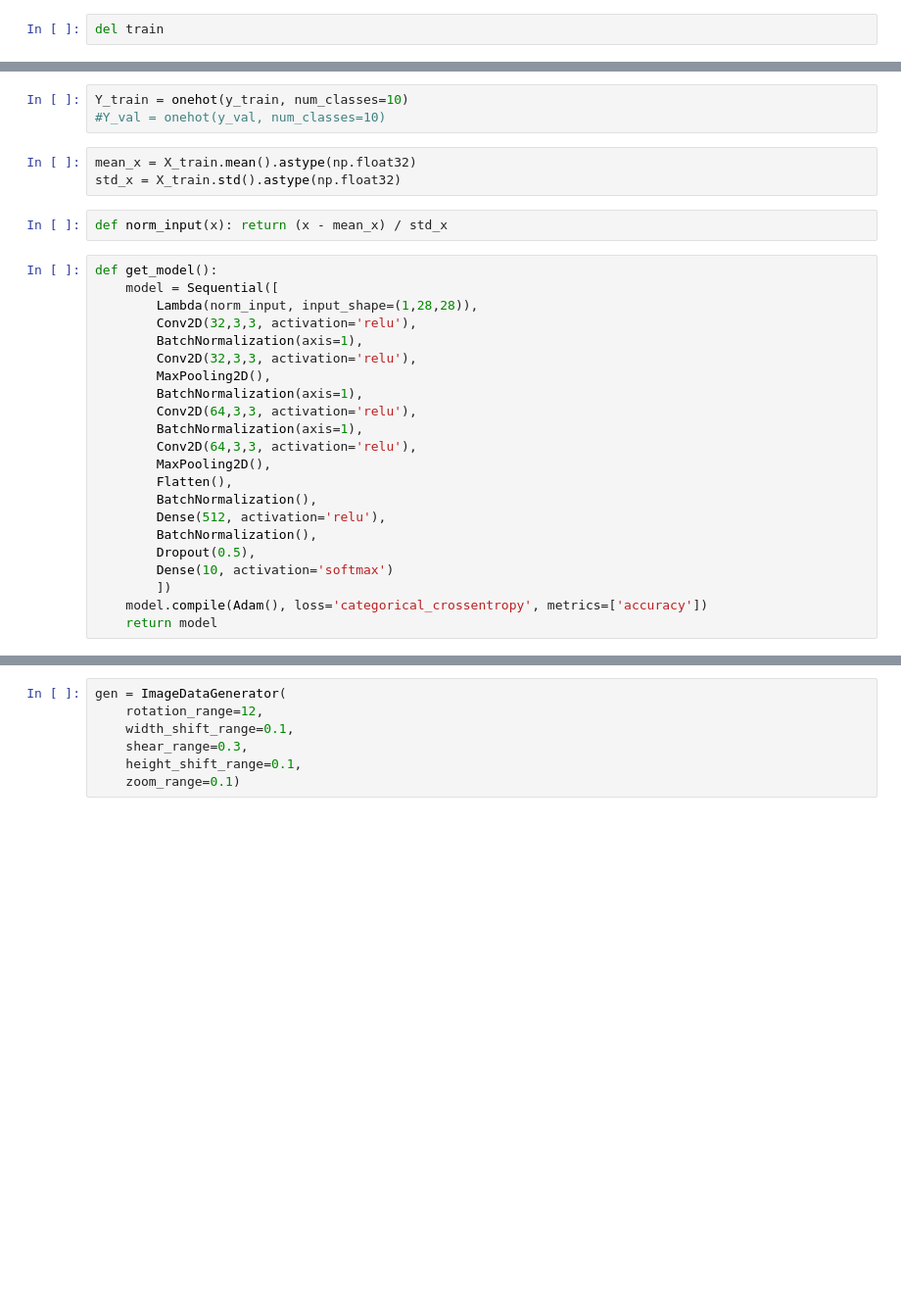
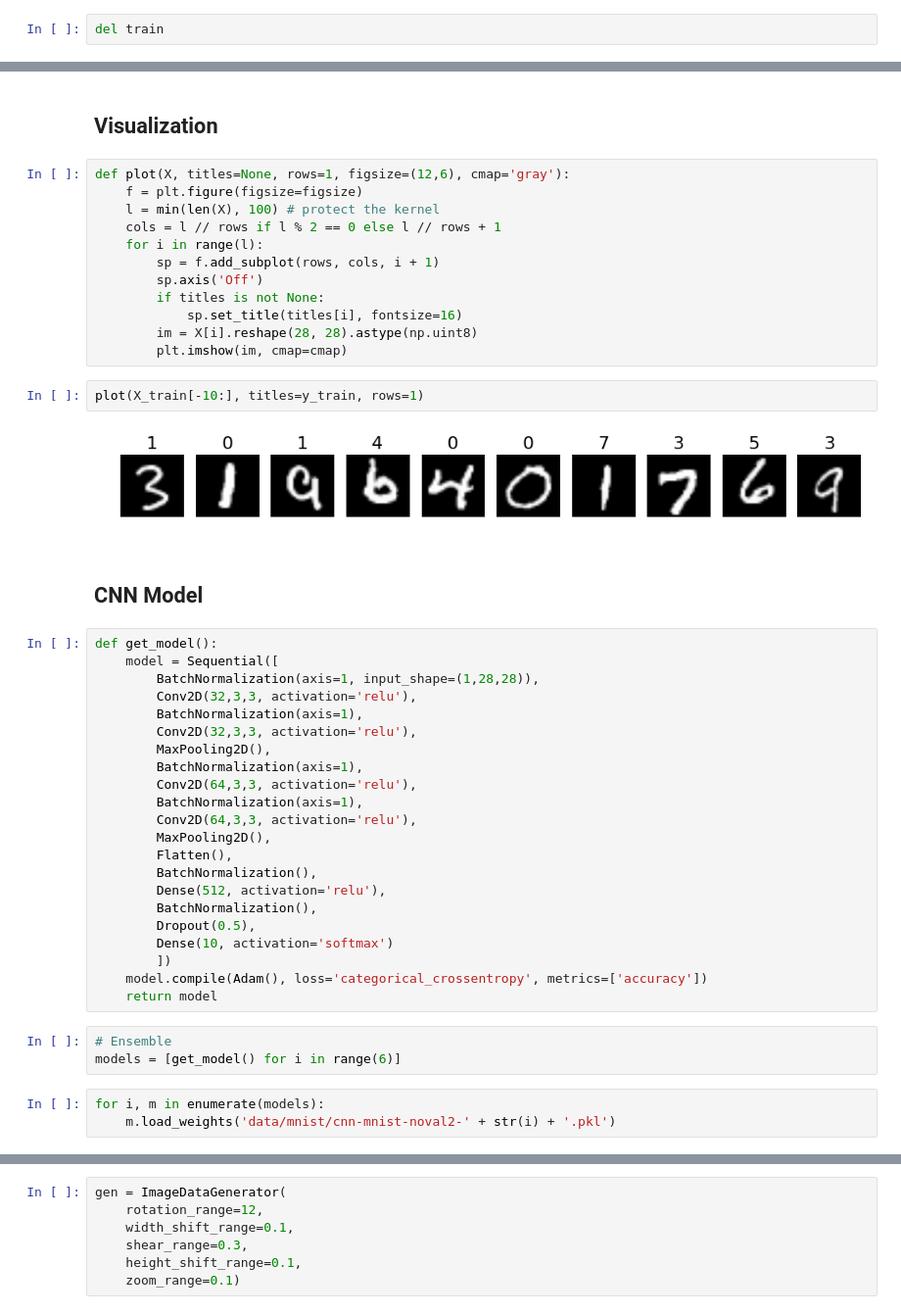
Before and after one commit to maxbeaudoin/deep-learning, a Jupyter notebook: mnist.ipynb, the cells around one changed output, grey strips where cells are left out. Shown at 98% size. Cells and saved outputs as stored; diff of their text form; blank space fills up the shorter version.

```diff
--- a/mnist.ipynb
+++ b/mnist.ipynb
@@ -62,15 +63,27 @@ def onehot(y, num_classes=None):
-# %%
-Y_train = onehot(y_train, num_classes=10)
-#Y_val = onehot(y_val, num_classes=10)
-# %%
-mean_x = X_train.mean().astype(np.float32)
-std_x = X_train.std().astype(np.float32)
-# %%
-def norm_input(x): return (x - mean_x) / std_x
+# %% [markdown]
+## Visualization
+# %%
+def plot(X, titles=None, rows=1, figsize=(12,6), cmap='gray'):
+    f = plt.figure(figsize=figsize)
+    l = min(len(X), 100) # protect the kernel
+    cols = l // rows if l % 2 == 0 else l // rows + 1
+    for i in range(l):
+        sp = f.add_subplot(rows, cols, i + 1)
+        sp.axis('Off')
+        if titles is not None:
+            sp.set_title(titles[i], fontsize=16)
+        im = X[i].reshape(28, 28).astype(np.uint8)
+        plt.imshow(im, cmap=cmap)
+# %%
+plot(X_train[-10:], titles=y_train, rows=1)
+# %% [output]
+[figure, added]
+# %% [markdown]
+## CNN Model
 # %%
 def get_model():
     model = Sequential([
-        Lambda(norm_input, input_shape=(1,28,28)),
+        BatchNormalization(axis=1, input_shape=(1,28,28)),
         Conv2D(32,3,3, activation='relu'),
         BatchNormalization(axis=1),
         Conv2D(32,3,3, activation='relu'),
@@ -89,3 +102,9 @@ def get_model():
         ])
     model.compile(Adam(), loss='categorical_crossentropy', metrics=['accuracy'])
     return model
+# %%
+# Ensemble
+models = [get_model() for i in range(6)]
+# %%
+for i, m in enumerate(models):
+    m.load_weights('data/mnist/cnn-mnist-noval2-' + str(i) + '.pkl')
```
Also changed, not shown: parts of 22 cells of this notebook, 1 other file.
